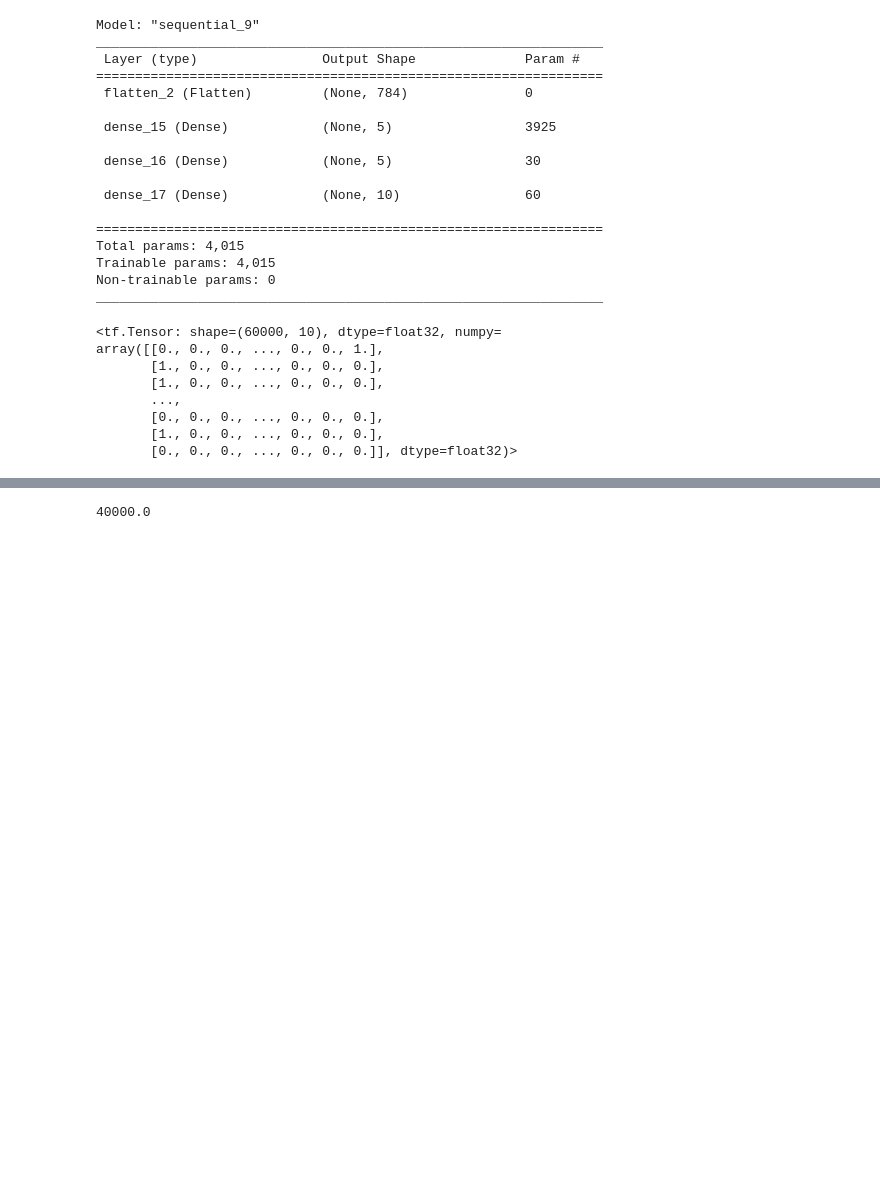
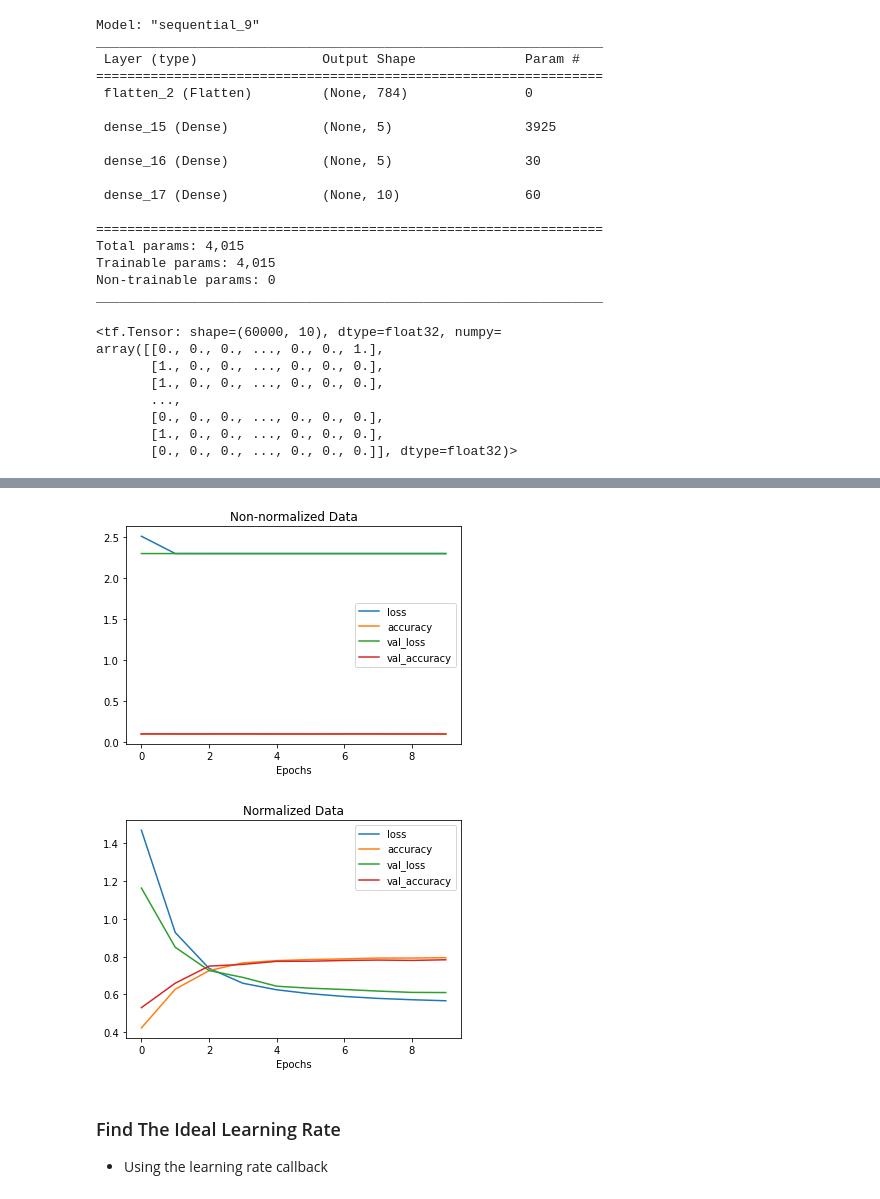
Before and after one commit to chineidu/NLP-Tutorial, a Jupyter notebook: notebook/03_tensorflow/03_classification_with_tf.ipynb, the cells around one changed output, grey strips where cells are left out. Drawn from its saved outputs; the diff is of its cells as text; code cells hidden in the pictures; blank space fills up the shorter version.

```diff
--- a/notebook/03_tensorflow/03_classification_with_tf.ipynb
+++ b/notebook/03_tensorflow/03_classification_with_tf.ipynb
@@ -1122,5 +1118,18 @@ Epoch 10/10
-# %%
-### Plot the loss curves
-pd.DataFrame()
-# %% [output]
-40000.0
+# %%
+### Plot the loss curves
+pd.DataFrame(history_7.history).plot()
+plt.xlabel("Epochs")
+plt.title("Non-normalized Data")
+
+pd.DataFrame(history_8.history).plot()
+plt.xlabel("Epochs")
+plt.title("Normalized Data")
+
+plt.show()
+# %% [output]
+[figure, added]
+[figure, added]
+# %% [markdown]
+### Find The Ideal Learning Rate
+
+* Using the learning rate callback
```
Also changed, not shown: parts of 35 cells of this notebook.
